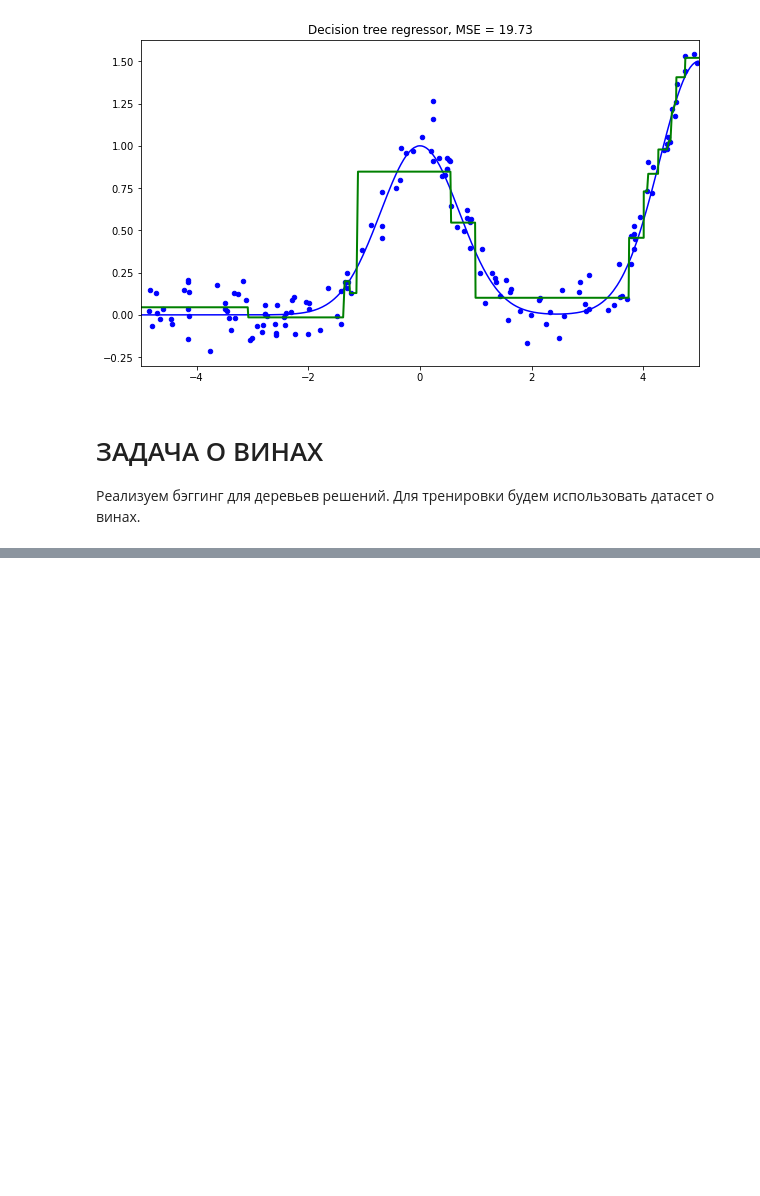
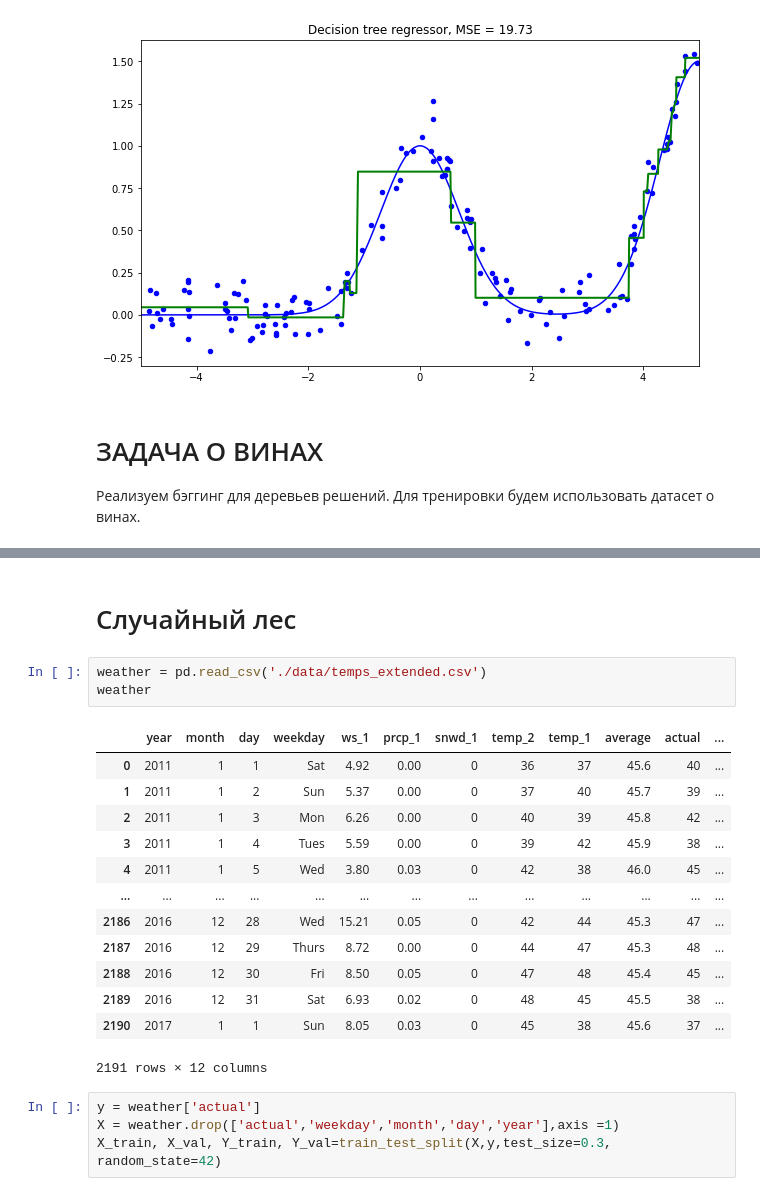
Before and after one commit to aar44i/DataScience, a Jupyter notebook: SkillFactory/17 Дерево решений.ipynb, the cells around one changed output, grey strips where cells are left out. Drawn from its saved outputs; the diff is of its cells as text; blank space fills up the shorter version.

```diff
--- a/SkillFactory/17 Дерево решений.ipynb
+++ b/SkillFactory/17 Дерево решений.ipynb
@@ -159,0 +213,23 @@ Name: 0, dtype: object
+# %% [markdown]
+# Случайный лес
+# %%
+weather = pd.read_csv('./data/temps_extended.csv')
+weather
+# %% [output]
+|  | year | month | day | weekday | ws_1 | prcp_1 | snwd_1 | temp_2 | temp_1 | average | actual | ... |
+| 0 | 2011 | 1 | 1 | Sat | 4.92 | 0.00 | 0 | 36 | 37 | 45.6 | 40 | ... |
+| 1 | 2011 | 1 | 2 | Sun | 5.37 | 0.00 | 0 | 37 | 40 | 45.7 | 39 | ... |
+| 2 | 2011 | 1 | 3 | Mon | 6.26 | 0.00 | 0 | 40 | 39 | 45.8 | 42 | ... |
+| 3 | 2011 | 1 | 4 | Tues | 5.59 | 0.00 | 0 | 39 | 42 | 45.9 | 38 | ... |
+| 4 | 2011 | 1 | 5 | Wed | 3.80 | 0.03 | 0 | 42 | 38 | 46.0 | 45 | ... |
+| ... | ... | ... | ... | ... | ... | ... | ... | ... | ... | ... | ... | ... |
+| 2186 | 2016 | 12 | 28 | Wed | 15.21 | 0.05 | 0 | 42 | 44 | 45.3 | 47 | ... |
+| 2187 | 2016 | 12 | 29 | Thurs | 8.72 | 0.00 | 0 | 44 | 47 | 45.3 | 48 | ... |
+| 2188 | 2016 | 12 | 30 | Fri | 8.50 | 0.05 | 0 | 47 | 48 | 45.4 | 45 | ... |
+| 2189 | 2016 | 12 | 31 | Sat | 6.93 | 0.02 | 0 | 48 | 45 | 45.5 | 38 | ... |
+| 2190 | 2017 | 1 | 1 | Sun | 8.05 | 0.03 | 0 | 45 | 38 | 45.6 | 37 | ... |
+2191 rows × 12 columns
+# %%
+y = weather['actual']
+X = weather.drop(['actual','weekday','month','day','year'],axis =1)
+X_train, X_val, Y_train, Y_val=train_test_split(X,y,test_size=0.3, random_state=42)
```
Also changed, not shown: parts of 58 cells of this notebook, 2 other files.
